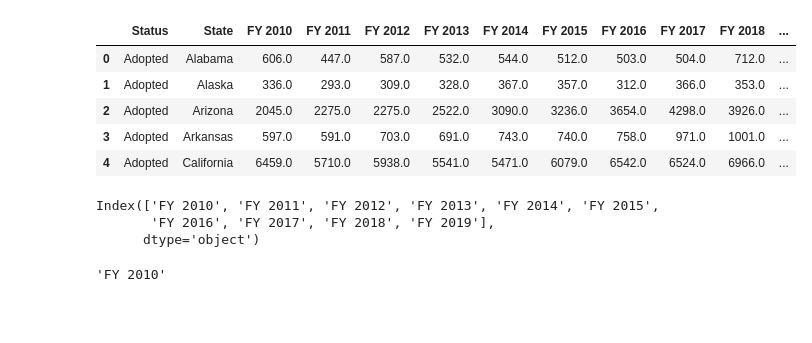
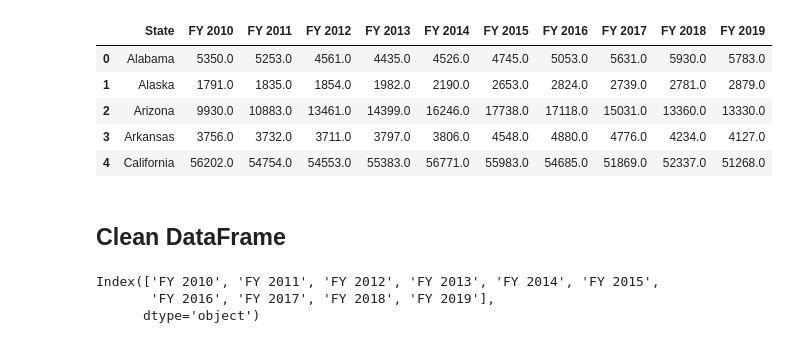
Before and after one commit to gemelodyyu/Trends-in-Foster-Care-and-Adoption, a Jupyter notebook: Foster Care Trends.ipynb, the cells around one changed output. Drawn from its saved outputs; the diff is of its cells as text; code cells hidden in the pictures; blank space fills up the shorter version.

```diff
--- a/Foster Care Trends.ipynb
+++ b/Foster Care Trends.ipynb
@@ -6,11 +10,11 @@ in_care_df = pd.read_csv("Data/in_care.txt", sep='\t')
 adopted_df = pd.read_csv("Data/adopted.txt", sep='\t')
 tpr_df = pd.read_csv("Data/tpr.txt", sep='\t')
 # %%
-adopted_df.head()
+in_care_df.head()
 # %% [output]
-|  | Status | State | FY 2010 | FY 2011 | FY 2012 | FY 2013 | FY 2014 | FY 2015 | FY 2016 | FY 2017 | FY 2018 | ... |
-| 0 | Adopted | Alabama | 606.0 | 447.0 | 587.0 | 532.0 | 544.0 | 512.0 | 503.0 | 504.0 | 712.0 | ... |
-| 1 | Adopted | Alaska | 336.0 | 293.0 | 309.0 | 328.0 | 367.0 | 357.0 | 312.0 | 366.0 | 353.0 | ... |
-| 2 | Adopted | Arizona | 2045.0 | 2275.0 | 2275.0 | 2522.0 | 3090.0 | 3236.0 | 3654.0 | 4298.0 | 3926.0 | ... |
-| 3 | Adopted | Arkansas | 597.0 | 591.0 | 703.0 | 691.0 | 743.0 | 740.0 | 758.0 | 971.0 | 1001.0 | ... |
-| 4 | Adopted | California | 6459.0 | 5710.0 | 5938.0 | 5541.0 | 5471.0 | 6079.0 | 6542.0 | 6524.0 | 6966.0 | ... |
+|  | State | FY 2010 | FY 2011 | FY 2012 | FY 2013 | FY 2014 | FY 2015 | FY 2016 | FY 2017 | FY 2018 | FY 2019 |
+| 0 | Alabama | 5350.0 | 5253.0 | 4561.0 | 4435.0 | 4526.0 | 4745.0 | 5053.0 | 5631.0 | 5930.0 | 5783.0 |
+| 1 | Alaska | 1791.0 | 1835.0 | 1854.0 | 1982.0 | 2190.0 | 2653.0 | 2824.0 | 2739.0 | 2781.0 | 2879.0 |
+| 2 | Arizona | 9930.0 | 10883.0 | 13461.0 | 14399.0 | 16246.0 | 17738.0 | 17118.0 | 15031.0 | 13360.0 | 13330.0 |
+| 3 | Arkansas | 3756.0 | 3732.0 | 3711.0 | 3797.0 | 3806.0 | 4548.0 | 4880.0 | 4776.0 | 4234.0 | 4127.0 |
+| 4 | California | 56202.0 | 54754.0 | 54553.0 | 55383.0 | 56771.0 | 55983.0 | 54685.0 | 51869.0 | 52337.0 | 51268.0 |
@@ -18,0 +21,2 @@ years_df = adopted_df.drop(["Status","State"], axis=1)
+# %% [markdown]
+## Clean DataFrame
@@ -22,9 +29,4 @@ years_df.columns
 Index(['FY 2010', 'FY 2011', 'FY 2012', 'FY 2013', 'FY 2014', 'FY 2015',
        'FY 2016', 'FY 2017', 'FY 2018', 'FY 2019'],
       dtype='object')
-# %%
-year = 'FY 2010'.split(" ")[1]
-"FY " + year
-# %% [output]
-'FY 2010'
 # %%
```
Also changed, not shown: parts of 18 cells of this notebook, 5 other files.
